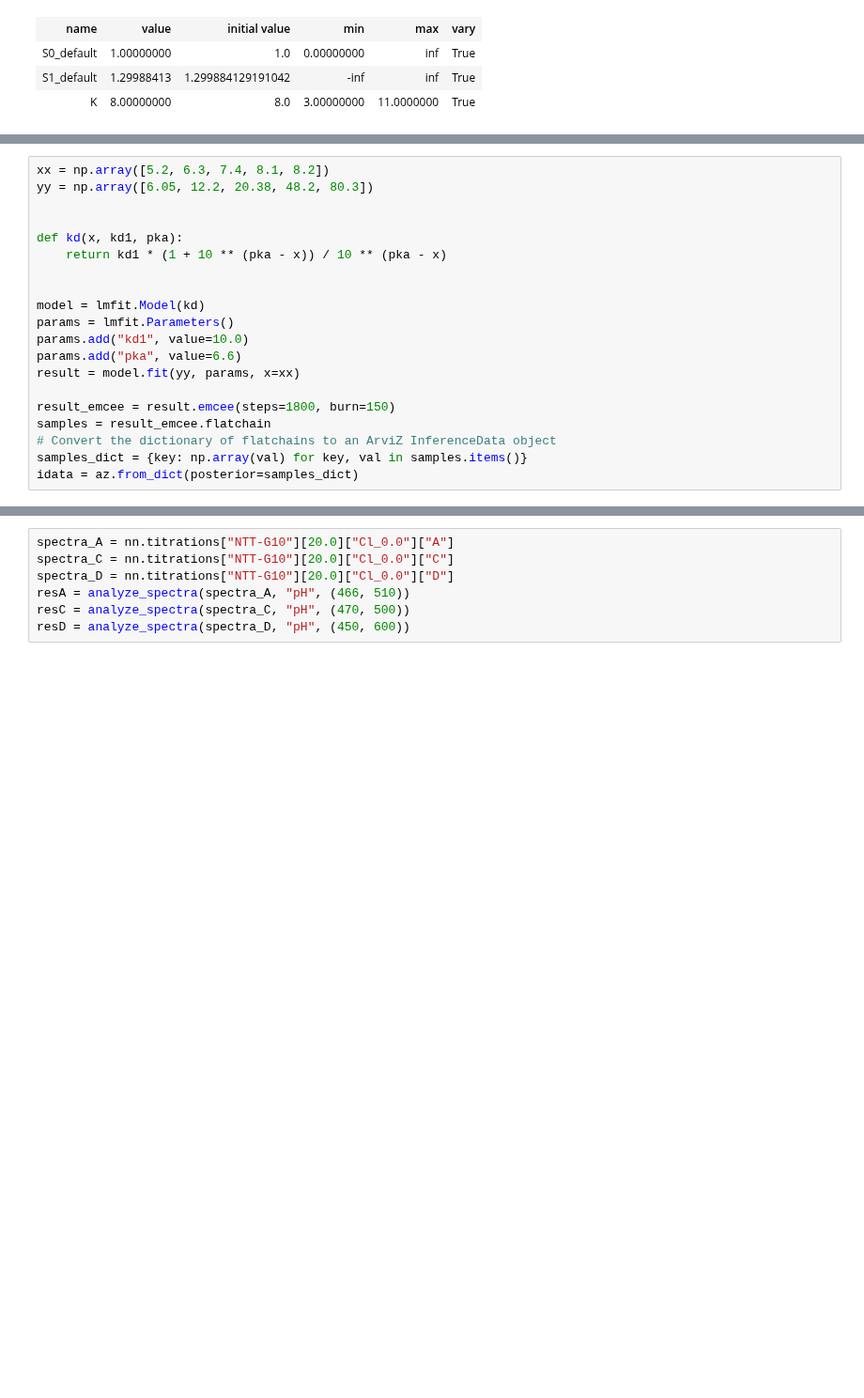
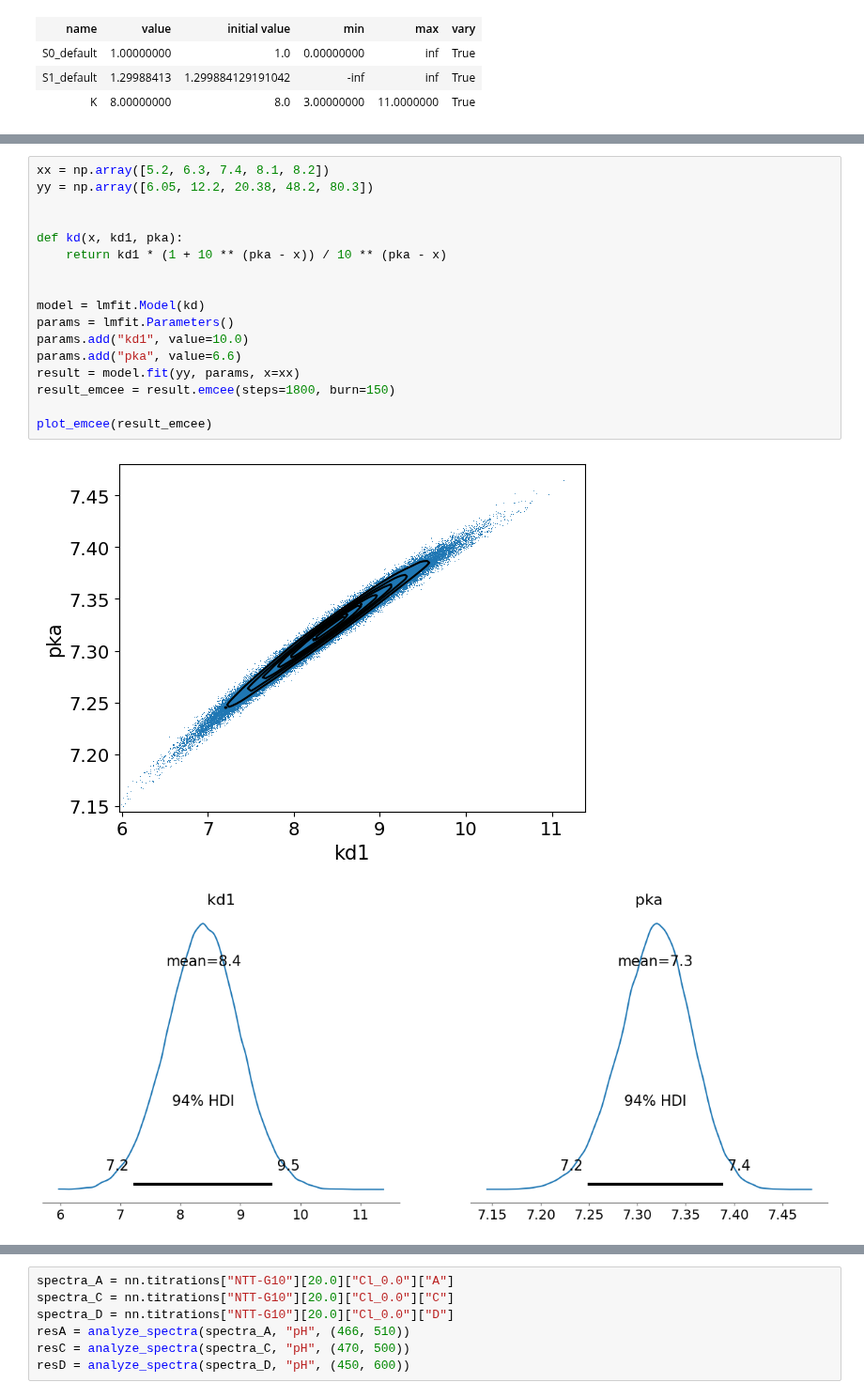
Before and after one commit to darosio/ClopHfit, a Jupyter notebook: docs/tutorials/prenspire.ipynb, the cells around one changed output, grey strips where cells are left out. Shown at 94% size. Cells and saved outputs as stored; diff of their text form; blank space fills up the shorter version.

```diff
--- a/docs/tutorials/prenspire.ipynb
+++ b/docs/tutorials/prenspire.ipynb
@@ -133,20 +134,20 @@ plot_emcee(result_emcee)
 # %%
 xx = np.array([5.2, 6.3, 7.4, 8.1, 8.2])
 yy = np.array([6.05, 12.2, 20.38, 48.2, 80.3])
 
 
 def kd(x, kd1, pka):
     return kd1 * (1 + 10 ** (pka - x)) / 10 ** (pka - x)
 
 
 model = lmfit.Model(kd)
 params = lmfit.Parameters()
 params.add("kd1", value=10.0)
 params.add("pka", value=6.6)
 result = model.fit(yy, params, x=xx)
+result_emcee = result.emcee(steps=1800, burn=150)
 
-result_emcee = result.emcee(steps=1800, burn=150)
-samples = result_emcee.flatchain
-# Convert the dictionary of flatchains to an ArviZ InferenceData object
-samples_dict = {key: np.array(val) for key, val in samples.items()}
-idata = az.from_dict(posterior=samples_dict)
+plot_emcee(result_emcee)
+# %% [output]
+[figure, added]
+[figure, added]
```
Also changed, not shown: parts of 22 cells of this notebook, 3 other files.
